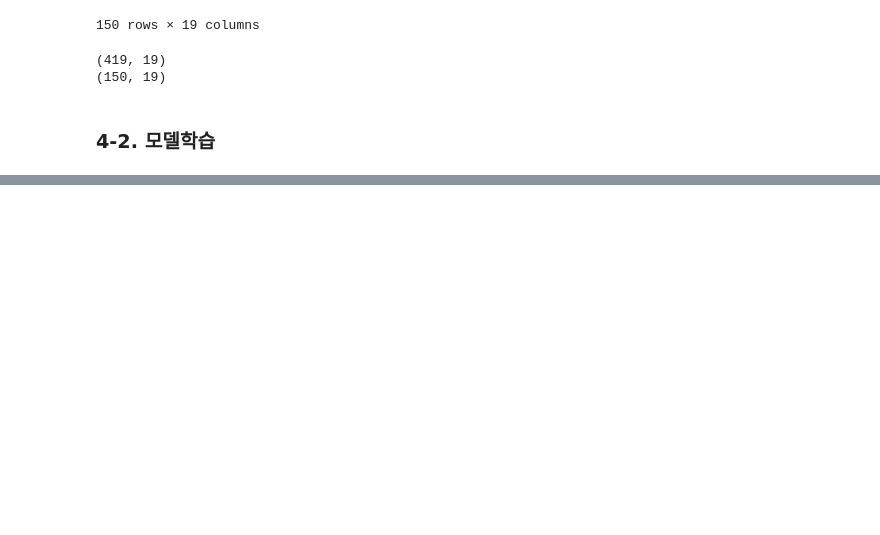
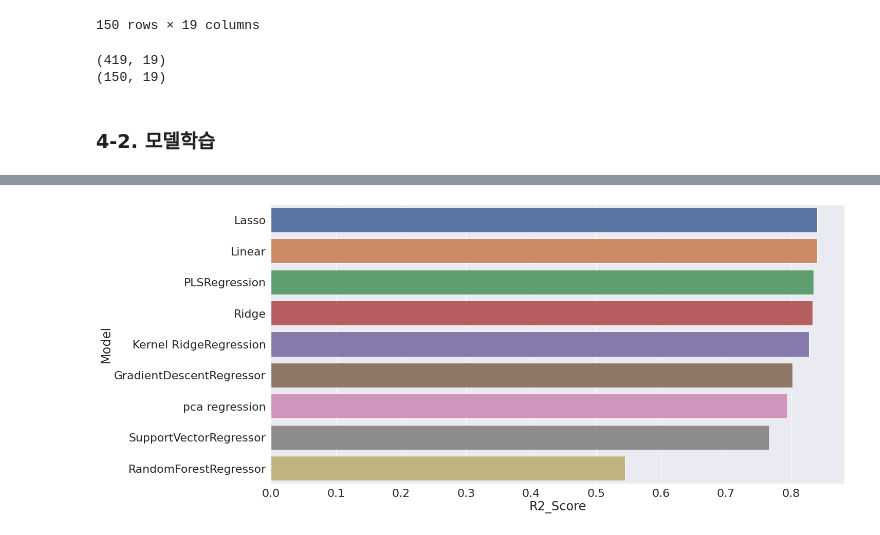
Before and after one commit to 1KimJiHyeon/parking_demand_forecast, a Jupyter notebook: 주차수요예측모델_김지현.ipynb, the cells around one changed output, grey strips where cells are left out. Cells and saved outputs as stored; diff of their text form; code cells hidden in the pictures; blank space fills up the shorter version.

```diff
--- a/주차수요예측모델_김지현.ipynb
+++ b/주차수요예측모델_김지현.ipynb
@@ -797,6 +798,7 @@ print(new_test.shape)
 # %%
 from sklearn.pipeline import Pipeline
 from sklearn.preprocessing import StandardScaler
+from sklearn.model_selection import GridSearchCV
 import numpy as np
 from sklearn.linear_model import LinearRegression, Ridge, Lasso, ElasticNet
 from sklearn.linear_model import LassoCV , ElasticNetCV , RidgeCV
@@ -819,15 +821,15 @@ pipe_linear = Pipeline([
 pipe_lasso = Pipeline([
                 ('scl', StandardScaler()),
                 ('poly', PolynomialFeatures()),
-                 ('fit', Lasso(random_state = 42))])
+                 ('fit', Lasso(random_state = 13))])
 pipe_ridge = Pipeline([
                 ('scl', StandardScaler()),
                 ('poly', PolynomialFeatures()),
-                 ('fit', Ridge(random_state = 42))])
+                 ('fit', Ridge(random_state = 13))])
 pipe_pca = Pipeline([
                 ('scl', StandardScaler()),
                 ('pca', PCA()),
-                 ('fit', Ridge(random_state = 42))])
+                 ('fit', Ridge(random_state = 13))])
 pipe_pls = Pipeline([
                 ('scl', StandardScaler()),
                  ('fit', PLS())])
@@ -844,9 +846,6 @@ pipe_svr = Pipeline([
 pipe_KR = Pipeline([
                 ('scl', StandardScaler()),
                  ('fit', KernelRidge())])
-
-
-###
 
 grid_params_linear = [{
     "poly__degree" : np.arange(1,3),
@@ -917,24 +916,19 @@ grid_dict = {
     8: "Kernel RidgeRegression"
             }
 
-model_mse = {}
 model_r2 = {}
 model_best_params = {}
 
+score_df = pd.DataFrame(columns=['Model', 'MSE_Score', 'R2_Score'])
+
 for idx , (param , model) in enumerate(zip(params , pipe)) :
-    search = GridSearchCV(model, param, scoring  = "neg_mean_squared_error" , n_jobs=jobs , verbose=-1 )
+    search = GridSearchCV(model, param, scoring  = "r2" , n_jobs=jobs , verbose=-1 )
     search.fit(X_train , y_train)
     y_pred = search.predict(X_test)
-    model_mse[grid_dict.get(idx)] = mse(y_test, y_pred)
     model_r2[grid_dict.get(idx)] = r2(y_test, y_pred)
     model_best_params[grid_dict.get(idx)] = search.best_params_
-print("finish")
+    score_df = score_df.append(pd.DataFrame([[grid_dict.get(idx), mse(y_test, y_pred)**0.5, r2(y_test, y_pred) ]], columns=['Model', 'MSE_Score', 'R2_Score']), ignore_index=True)
 
-
-fig ,ax = plt.subplots(figsize=(20, 10))
-sns.set(font_scale = 2)
-output = pd.DataFrame([model_r2.keys() , model_r2.values()], index = ["algo","r2"]).T
-output.sort_values(["r2"], ascending= False ,inplace=True)
-ax = sns.barplot(y="algo", x="r2", data=output)
-plt.show()
+score_df = score_df.set_index('Model')
+score_df
 # %% [output]
@@ -964,0 +966,10 @@ model_best_params
+# %%
+fig ,ax = plt.subplots(figsize=(20, 10))
+sns.set(font_scale = 2)
+output = pd.DataFrame([model_r2.keys() , model_r2.values()], index = ["Model","R2_Score"]).T
+output.sort_values(["R2_Score"], ascending= False ,inplace=True)
+ax = sns.barplot(y="Model", x="R2_Score", data=output)
+
+plt.show()
+# %% [output]
+[figure, added]
```
Also changed, not shown: parts of 5 cells of this notebook.
